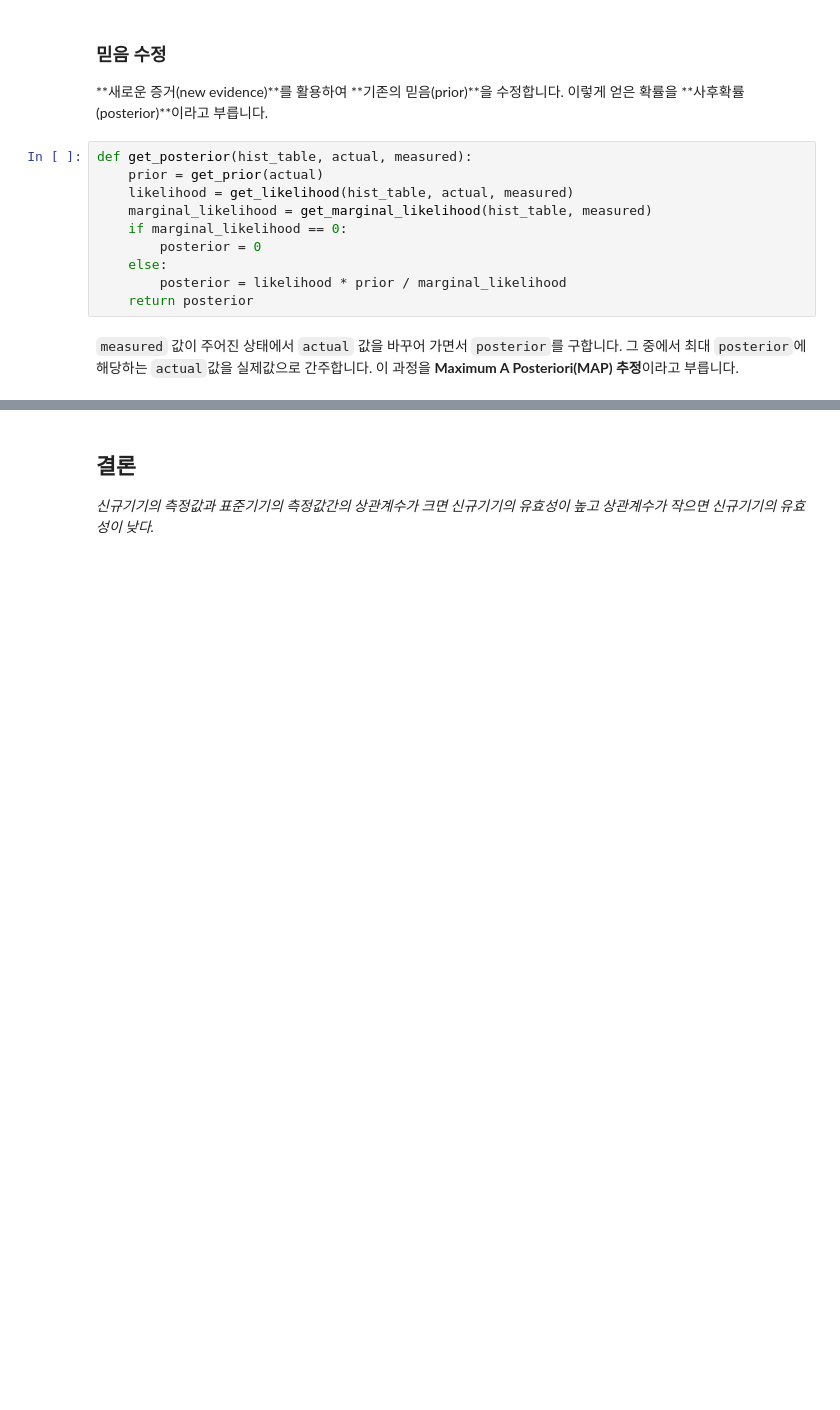
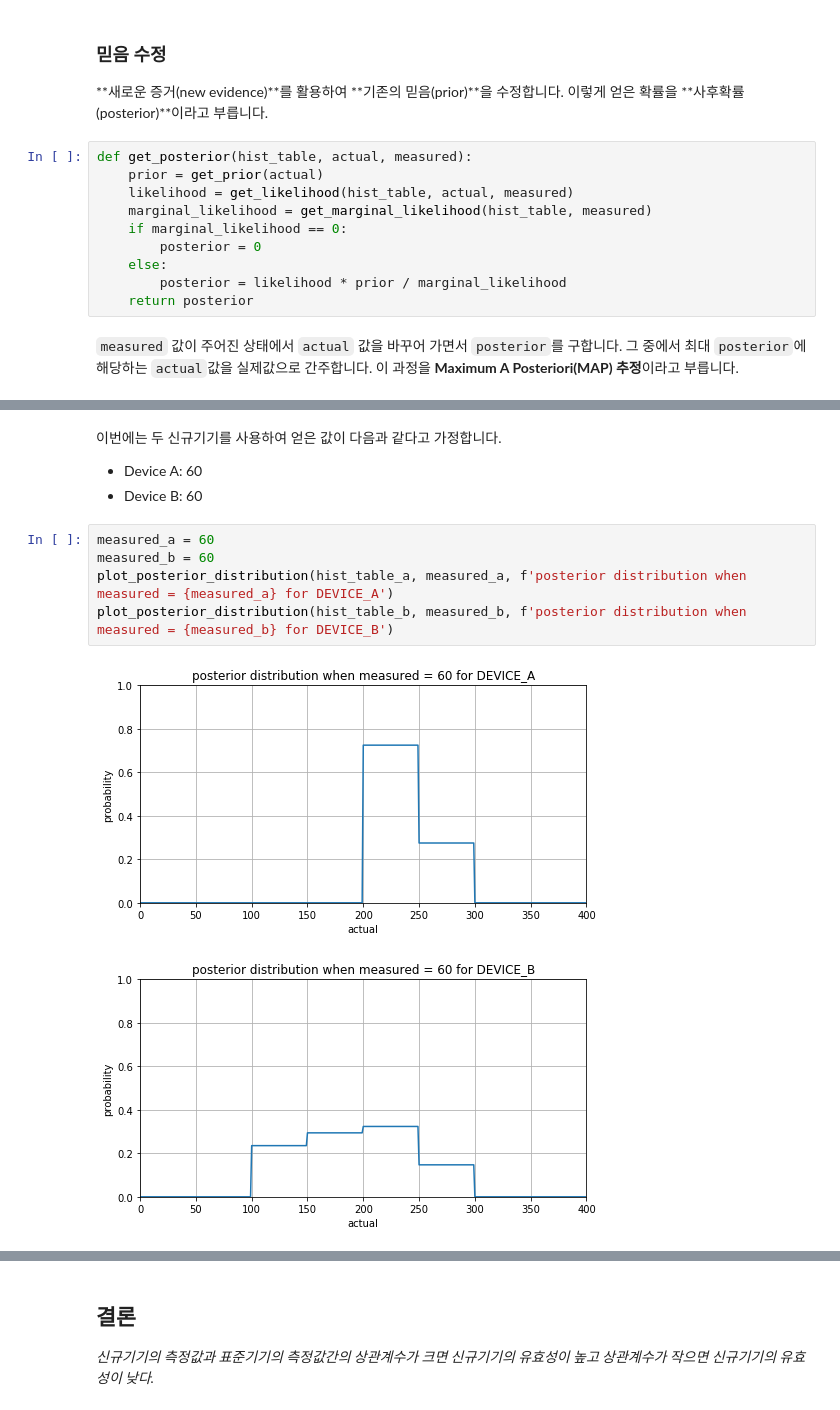
Before and after one commit to trvoid/ml-study, a Jupyter notebook: device-validation/device-validation-by-histogram-model.ipynb, the cells around one changed output, grey strips where cells are left out. Saved outputs shown, nothing was run; the diff lists cells and outputs as text; blank space fills up the shorter version.

```diff
--- a/device-validation/device-validation-by-histogram-model.ipynb
+++ b/device-validation/device-validation-by-histogram-model.ipynb
@@ -387,0 +402,13 @@ plt.show()
+# %% [markdown]
+이번에는 두 신규기기를 사용하여 얻은 값이 다음과 같다고 가정합니다.
+
+* Device A: 60
+* Device B: 60
+# %%
+measured_a = 60
+measured_b = 60
+plot_posterior_distribution(hist_table_a, measured_a, f'posterior distribution when measured = {measured_a} for DEVICE_A')
+plot_posterior_distribution(hist_table_b, measured_b, f'posterior distribution when measured = {measured_b} for DEVICE_B')
+# %% [output]
+[figure, added]
+[figure, added]
```
Also changed, not shown: parts of 8 cells of this notebook.
